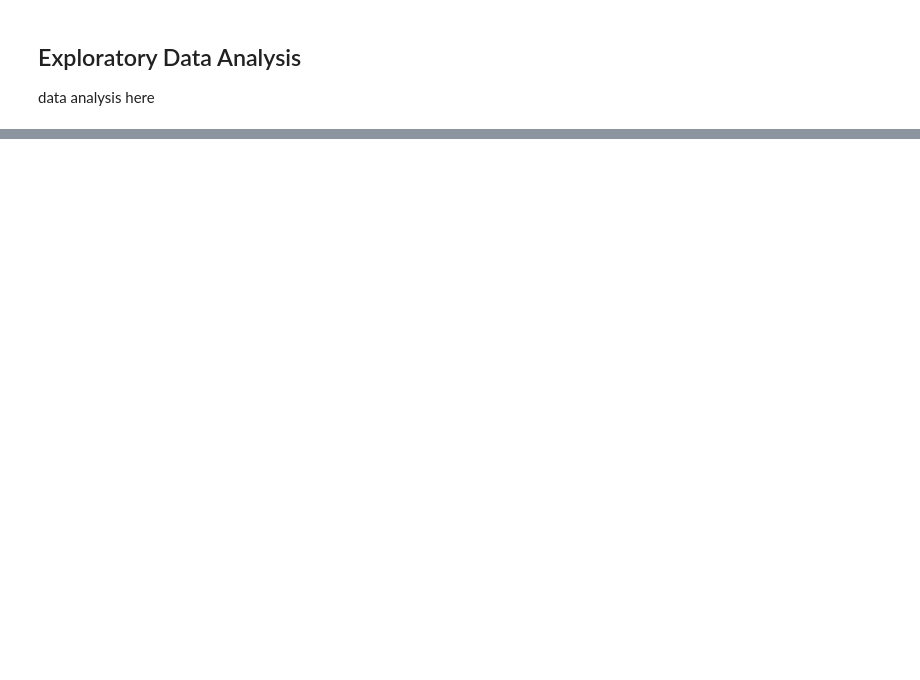
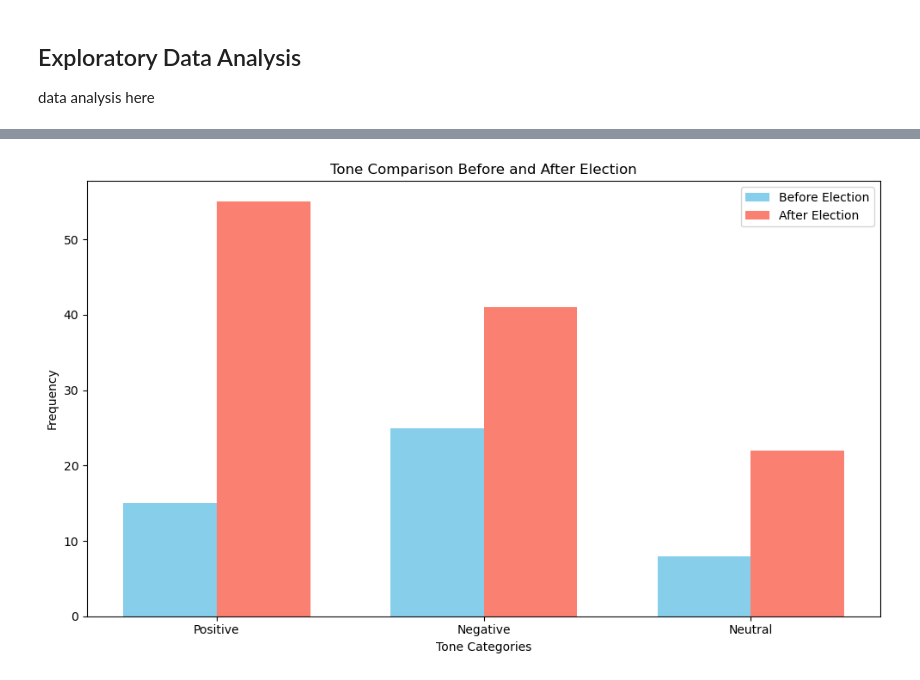
Before and after one commit to cs418-fa24/project-check-in-team-15, a Jupyter notebook: ProgressReport.ipynb, the cells around one changed output, grey strips where cells are left out. Cells and saved outputs as stored; diff of their text form; code cells hidden in the pictures; blank space fills up the shorter version.

```diff
--- a/ProgressReport.ipynb
+++ b/ProgressReport.ipynb
@@ -39,0 +271,99 @@ next steps
+# %%
+import pandas as pd
+from collections import Counter
+import re
+import matplotlib.pyplot as plt
+
+def load_sentiment_words(positive_file, negative_file):
+    positive_words = pd.read_csv(positive_file, header=None).squeeze().str.strip().tolist()
+    negative_words = pd.read_csv(negative_file, header=None).squeeze().str.strip().tolist()
+    return positive_words, negative_words
+
+def clean_text(text):
+    text = re.sub(r'http\S+', '', text)
+    text = re.sub(r'[^A-Za-z\s]', '', text)
+    text = text.lower()
+    return text
+
+def analyze_tone(tweet, positive_words, negative_words):
+    words = clean_text(tweet).split()
+    positive_count = sum(word in positive_words for word in words)
+    negative_count = sum(word in negative_words for word in words)
+    total_words = len(words)
+
+    if total_words == 0:
+        return "Neutral"
+
+    if positive_count > negative_count:
+        return "Positive"
+    elif negative_count > positive_count:
+        return "Negative"
+    else:
+        return "Neutral"
+
+def get_word_frequency(tweets, positive_words, negative_words):
+    all_words = []
+    for tweet in tweets:
+        words = clean_text(tweet).split()
+        filtered_words = [word for word in words if word in positive_words or word in negative_words]
+        all_words.extend(filtered_words)
+    return Counter(all_words)
+
+def analyze_tweets(file_path, positive_words, negative_words):
+    df = pd.read_csv(file_path)
+    tweets = df['tweet']
+    tones = tweets.apply(lambda tweet: analyze_tone(tweet, positive_words, negative_words))
+    word_frequency = get_word_frequency(tweets, positive_words, negative_words)
+
+    tone_summary = tones.value_counts()
+    return tone_summary, word_frequency
+
+def compare_tweets(before_file, after_file, positive_words, negative_words):
+    before_tone, before_word_freq = analyze_tweets(before_file, positive_words, negative_words)
+    after_tone, after_word_freq = analyze_tweets(after_file, positive_words, negative_words)
+
+    tone_categories = ["Positive", "Negative", "Neutral"]
+    before_counts = [before_tone.get(tone, 0) for tone in tone_categories]
+    after_counts = [after_tone.get(tone, 0) for tone in tone_categories]
+
+    bar_width = 0.35
+    index = range(len(tone_categories))
+
+    fig, ax = plt.subplots(figsize=(10, 6))
+    ax.bar(index, before_counts, bar_width, label='Before Election', color='skyblue')
+    ax.bar([i + bar_width for i in index], after_counts, bar_width, label='After Election', color='salmon')
+
+    ax.set_xlabel('Tone Categories')
+    ax.set_ylabel('Frequency')
+    ax.set_title('Tone Comparison Before and After Election')
+    ax.set_xticks([i + bar_width / 2 for i in index])
+    ax.set_xticklabels(tone_categories)
+    ax.legend()
+
+    plt.tight_layout()
+    plt.show()
+
+
+def main():
+    positive_file = "positive_words_list.csv"
+    negative_file = "negative_words_list.csv"
+
+    positive_words, negative_words = load_sentiment_words(positive_file, negative_file)
+
+    candidate = input("Enter a candidate name (Donald Trump or Kamala Harris): ")
+    if candidate.lower() == "donald trump":
+        before_file = "trump_campaign_data.csv"
+        after_file = "trump_non_campaign_data.csv"
+    elif candidate.lower() == "kamala harris":
+        before_file = "harris_before.csv"
+        after_file = "harris_after.csv"
+    else:
+        print("Invalid candidate name. Please enter 'Donald Trump' or 'Kamala Harris'.")
+        return
+
+    compare_tweets(before_file, after_file, positive_words, negative_words)
+
+if __name__ == "__main__":
+    main()
+# %% [output]
+[figure, added]
```
Also changed, not shown: parts of 22 cells of this notebook.
